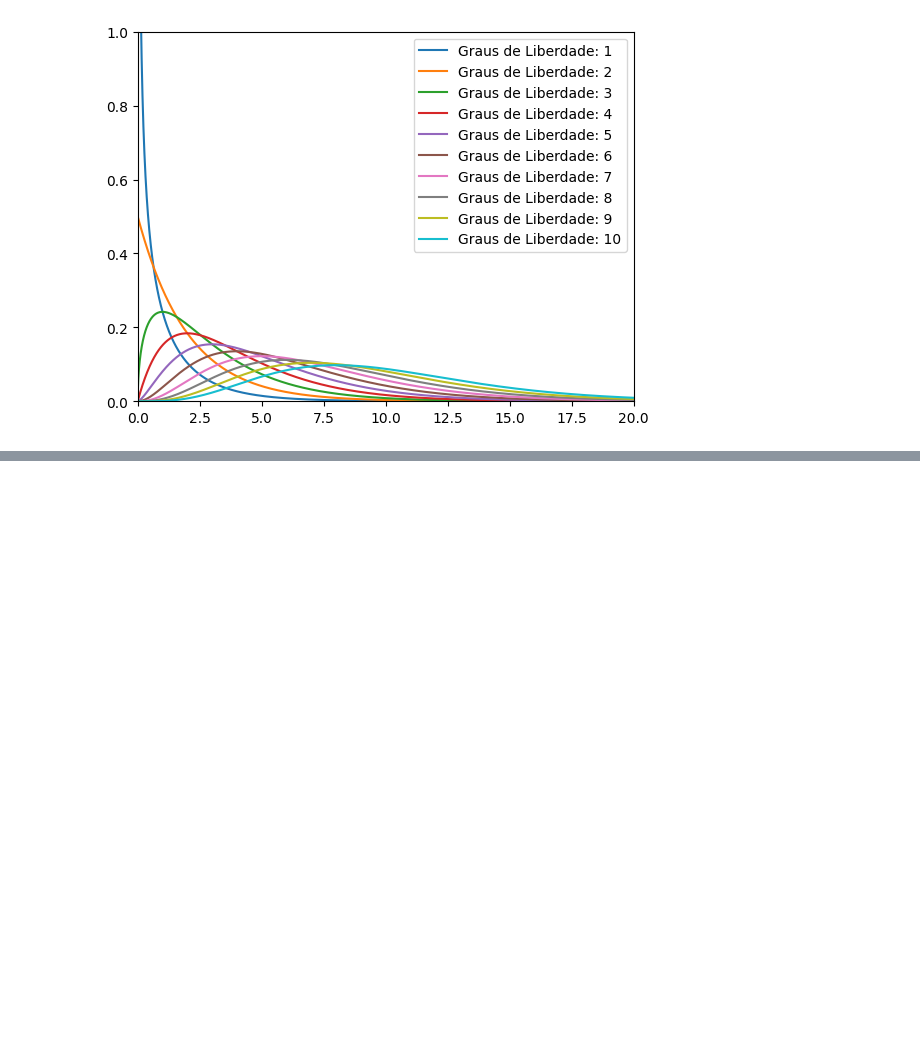
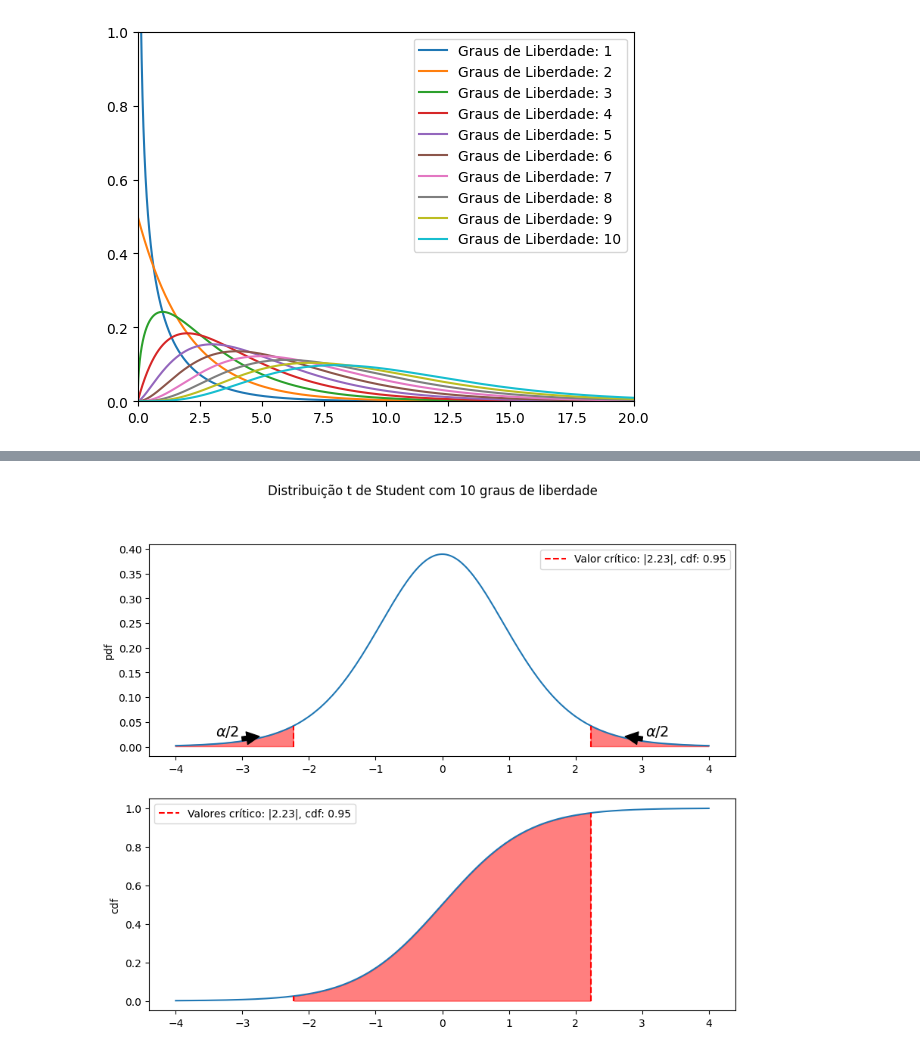
Before and after one commit to stephanyresque/Ciencia-de-dados-2, a Jupyter notebook: mes01/07_01_25.ipynb, the cells around one changed output, grey strips where cells are left out. Saved outputs shown, nothing was run; the diff lists cells and outputs as text; code cells hidden in the pictures; blank space fills up the shorter version.

```diff
--- a/mes01/07_01_25.ipynb
+++ b/mes01/07_01_25.ipynb
@@ -449,0 +498,6 @@ plt.show()
+# %%
+from meus_modulos.graficos import plot_t_student
+
+plot_t_student(10, 0.05)
+# %% [output]
+[figure, added]
```
Also changed, not shown: parts of 7 cells of this notebook.
